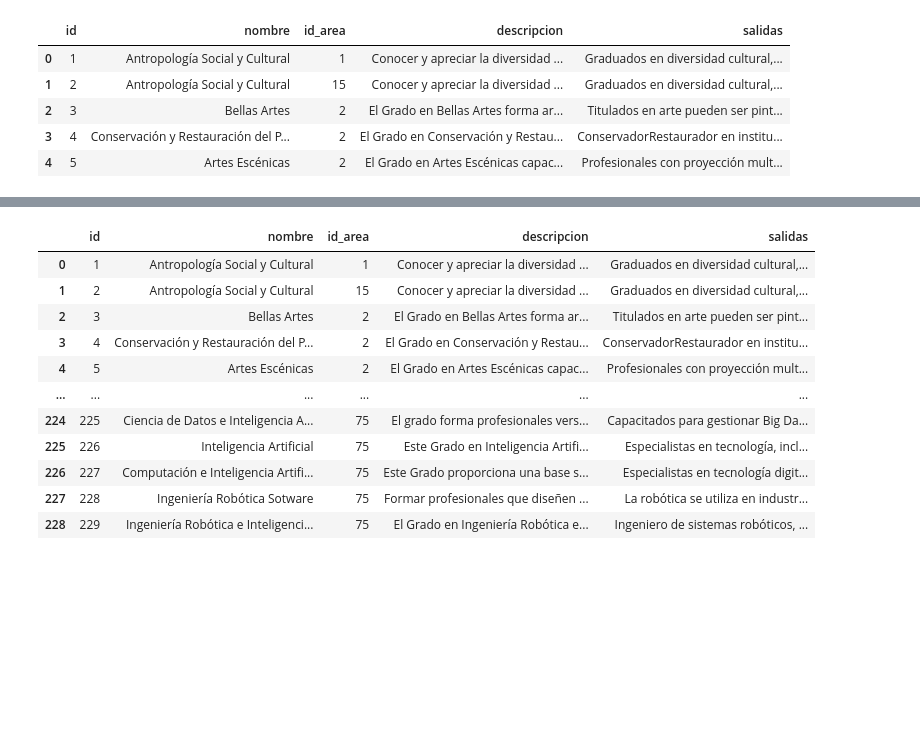
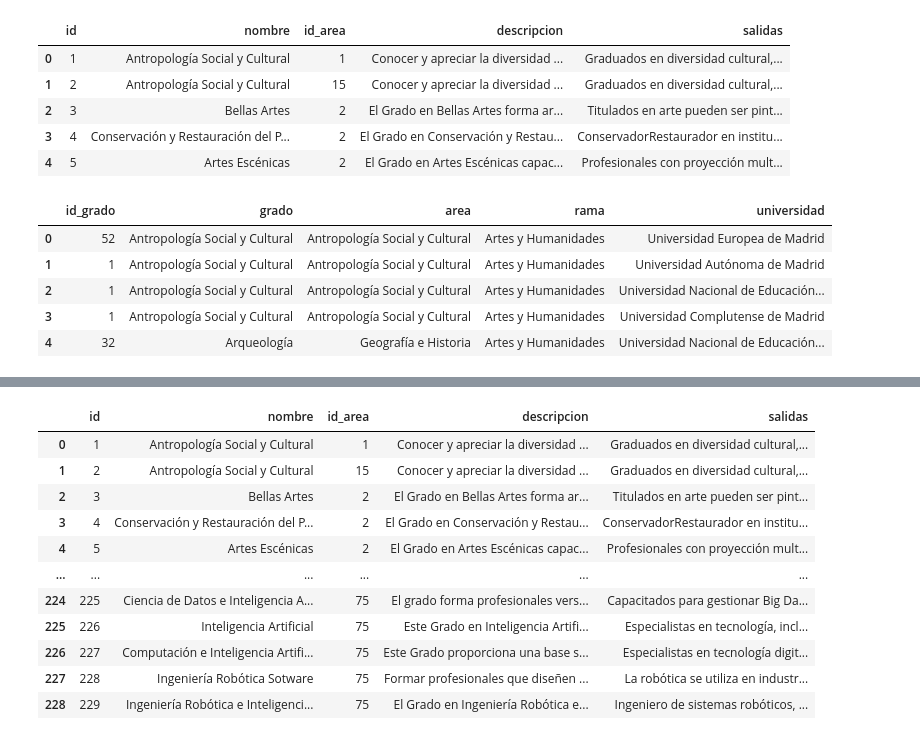
Before and after one commit to Cortijo02/GESTBD, a Jupyter notebook: jupyter/src/queries/queries.ipynb, the cells around one changed output, grey strips where cells are left out. Saved outputs shown, nothing was run; the diff lists cells and outputs as text; code cells hidden in the pictures; blank space fills up the shorter version.

```diff
--- a/jupyter/src/queries/queries.ipynb
+++ b/jupyter/src/queries/queries.ipynb
@@ -23,3 +23,31 @@ df.head()
 | 2 | 3 | Bellas Artes | 2 | El Grado en Bellas Artes forma ar... | Titulados en arte pueden ser pint... |
 | 3 | 4 | Conservación y Restauración del P... | 2 | El Grado en Conservación y Restau... | ConservadorRestaurador en institu... |
 | 4 | 5 | Artes Escénicas | 2 | El Grado en Artes Escénicas capac... | Profesionales con proyección mult... |
+# %%
+# Ver grados con su rama, área y universidad
+
+df_1 = pd.read_sql(
+"""
+SELECT
+    g.id AS id_grado,
+    g.nombre AS grado,
+    a.nombre AS area,
+    r.nombre AS rama,
+    u.nombre AS universidad
+
+FROM grado g
+JOIN area a ON g.id_area = a.id
+JOIN rama r ON a.id_rama = r.id
+JOIN grado_ofertado go ON g.id = go.id_grado
+JOIN facultad f ON go.id_facultad = f.id
+JOIN universidad u ON f.id_universidad = u.id
+ORDER BY r.nombre, g.nombre;
+""", engine)
+df_1.head()
+# %% [output]
+|  | id_grado | grado | area | rama | universidad |
+| 0 | 52 | Antropología Social y Cultural | Antropología Social y Cultural | Artes y Humanidades | Universidad Europea de Madrid |
+| 1 | 1 | Antropología Social y Cultural | Antropología Social y Cultural | Artes y Humanidades | Universidad Autónoma de Madrid |
+| 2 | 1 | Antropología Social y Cultural | Antropología Social y Cultural | Artes y Humanidades | Universidad Nacional de Educación... |
+| 3 | 1 | Antropología Social y Cultural | Antropología Social y Cultural | Artes y Humanidades | Universidad Complutense de Madrid |
+| 4 | 32 | Arqueología | Geografía e Historia | Artes y Humanidades | Universidad Nacional de Educación... |
```
Also changed, not shown: parts of 11 cells of this notebook.
